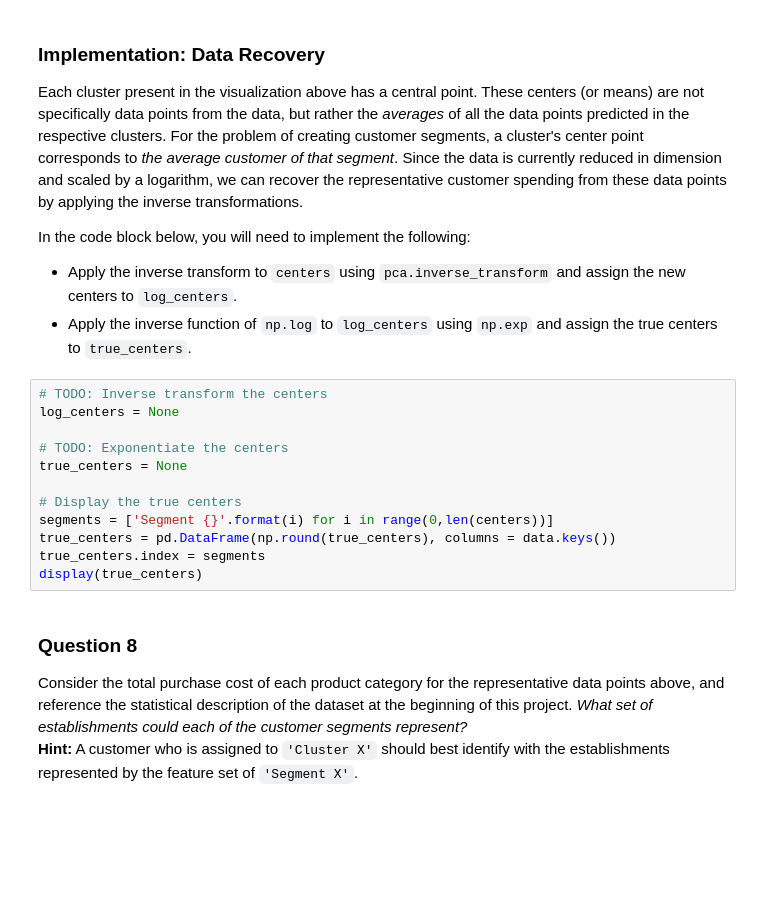
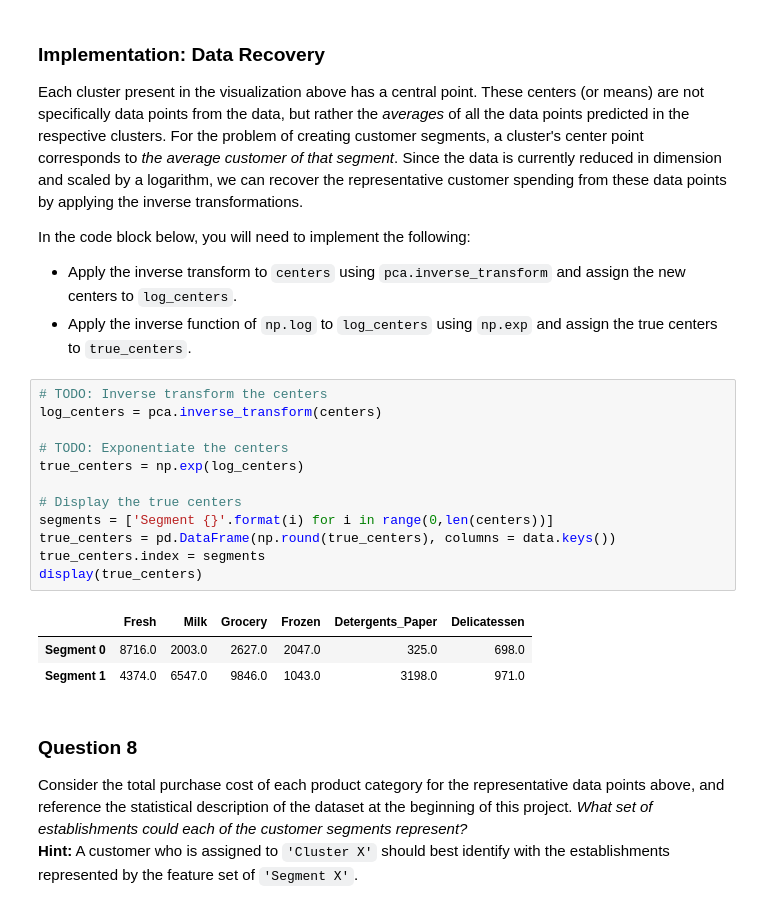
Before and after one commit to anilrajgr/udacity-machine-learning, a Jupyter notebook: projects/customer_segments/customer_segments.ipynb, the cells around one changed output. Drawn from its saved outputs; the diff is of its cells as text; blank space fills up the shorter version.

```diff
--- a/projects/customer_segments/customer_segments.ipynb
+++ b/projects/customer_segments/customer_segments.ipynb
@@ -567,16 +550,20 @@ In the code block below, you will need to implement the following:
  - Apply the inverse function of `np.log` to `log_centers` using `np.exp` and assign the true centers to `true_centers`.
 # %%
 # TODO: Inverse transform the centers
-log_centers = None
+log_centers = pca.inverse_transform(centers)
 
 # TODO: Exponentiate the centers
-true_centers = None
+true_centers = np.exp(log_centers)
 
 # Display the true centers
 segments = ['Segment {}'.format(i) for i in range(0,len(centers))]
 true_centers = pd.DataFrame(np.round(true_centers), columns = data.keys())
 true_centers.index = segments
 display(true_centers)
+# %% [output]
+|  | Fresh | Milk | Grocery | Frozen | Detergents_Paper | Delicatessen |
+| Segment 0 | 8716.0 | 2003.0 | 2627.0 | 2047.0 | 325.0 | 698.0 |
+| Segment 1 | 4374.0 | 6547.0 | 9846.0 | 1043.0 | 3198.0 | 971.0 |
 # %% [markdown]
 ### Question 8
 Consider the total purchase cost of each product category for the representative data points above, and reference the statistical description of the dataset at the beginning of this project. *What set of establishments could each of the customer segments represent?*
```
Also changed, not shown: parts of 2 cells of this notebook.
